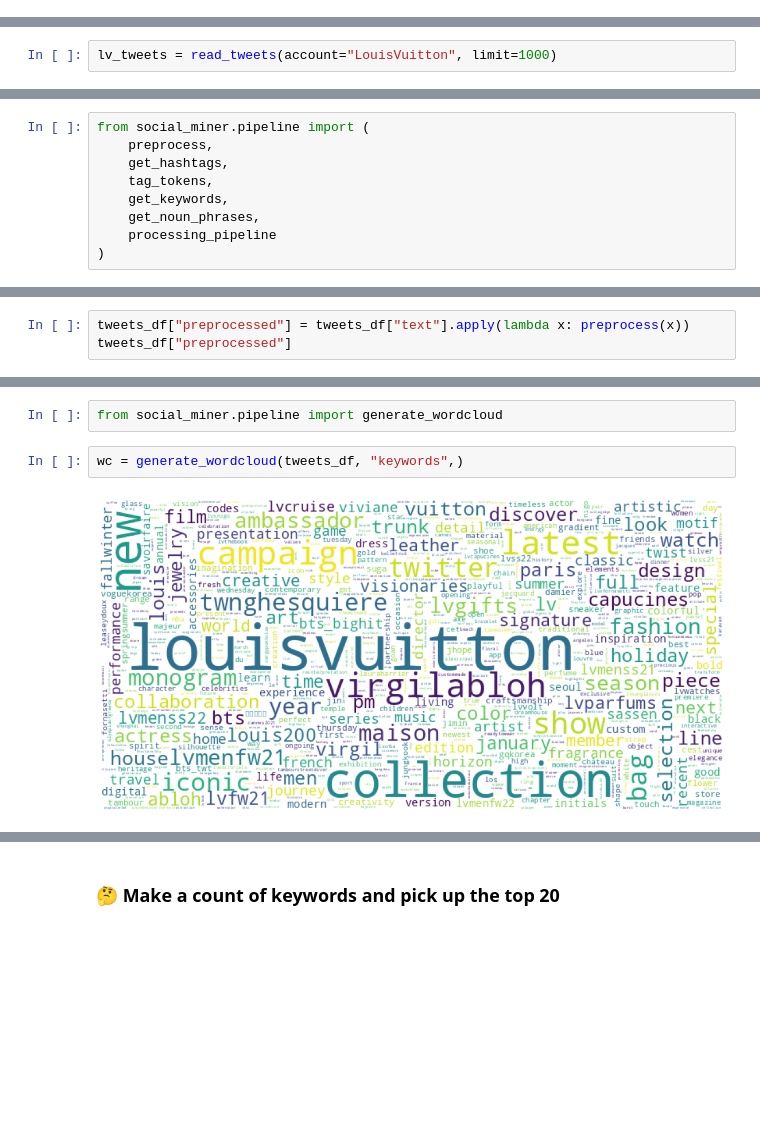
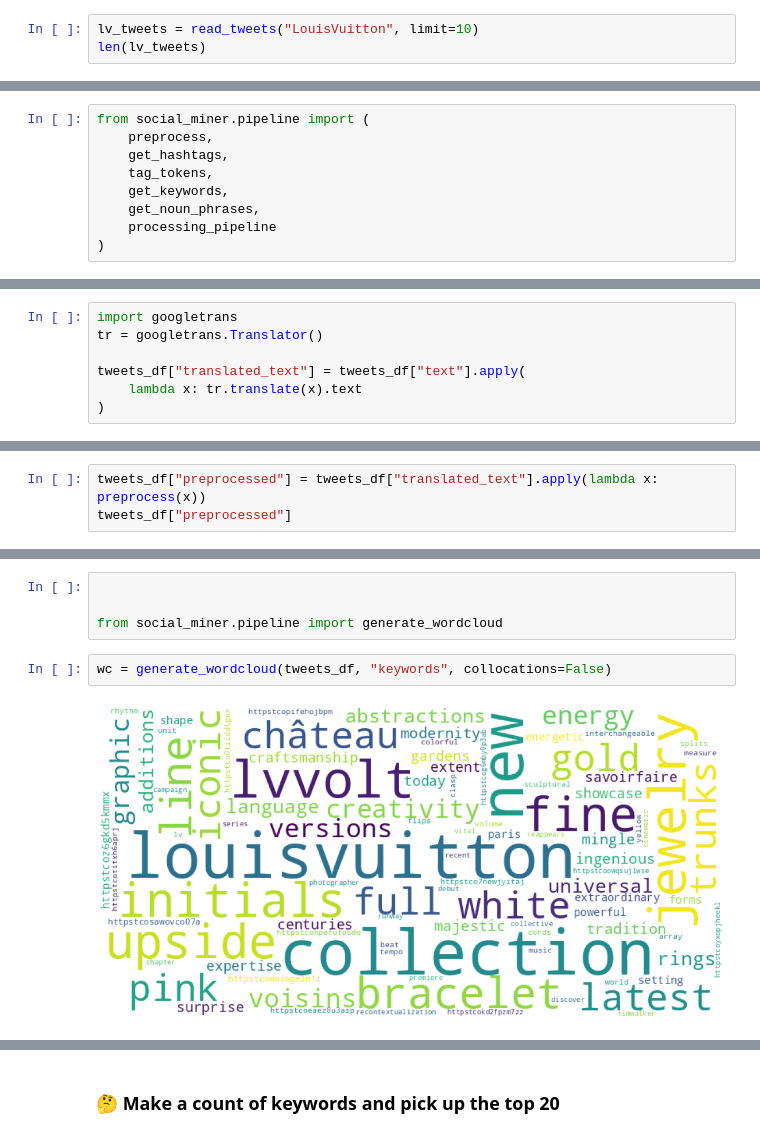
Before and after one commit to migduroli/social-and-web-analytics, a Jupyter notebook: inclass-material/04-mining-brand.ipynb, the cells around one changed output, grey strips where cells are left out. Drawn from its saved outputs; the diff is of its cells as text; blank space fills up the shorter version.

```diff
--- a/inclass-material/04-mining-brand.ipynb
+++ b/inclass-material/04-mining-brand.ipynb
@@ -8,0 +7,3 @@ import pandas as pd
+# %%
+lv_tweets = read_tweets("LouisVuitton", limit=10)
+len(lv_tweets)
@@ -9,7 +12,5 @@ import pandas as pd
 # %% [markdown]
 ### Exploring Tweets
-# %%
-lv_tweets = read_tweets(account="LouisVuitton", limit=1000)
 # %%
 lv_tweets[0].keys()
 # %% [output]
@@ -80,0 +81,7 @@ Name: hashtags, Length: 1000, dtype: object
+# %%
+import googletrans
+tr = googletrans.Translator()
+
+tweets_df["translated_text"] = tweets_df["text"].apply(
+    lambda x: tr.translate(x).text
+)
@@ -81,4 +102,4 @@ Name: hashtags, Length: 1000, dtype: object
 # %%
-tweets_df["preprocessed"] = tweets_df["text"].apply(lambda x: preprocess(x))
+tweets_df["preprocessed"] = tweets_df["translated_text"].apply(lambda x: preprocess(x))
 tweets_df["preprocessed"]
 # %% [output]
@@ -161,6 +176,8 @@ tweets_df
 # %%
+
+
 from social_miner.pipeline import generate_wordcloud
 # %%
-wc = generate_wordcloud(tweets_df, "keywords",)
+wc = generate_wordcloud(tweets_df, "keywords", collocations=False)
 # %% [output]
-[figure, old version]
+[figure, new version]
```
Also changed, not shown: parts of 24 cells of this notebook.
